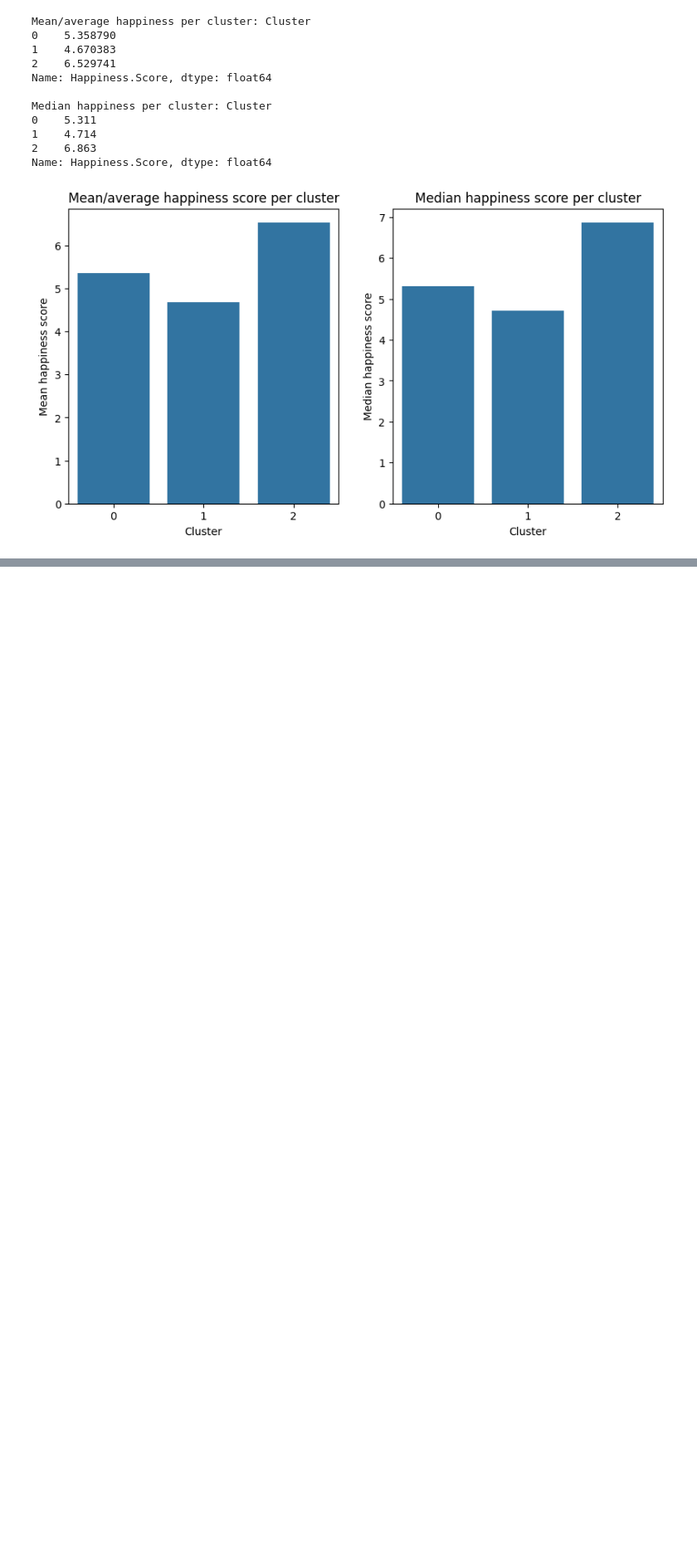
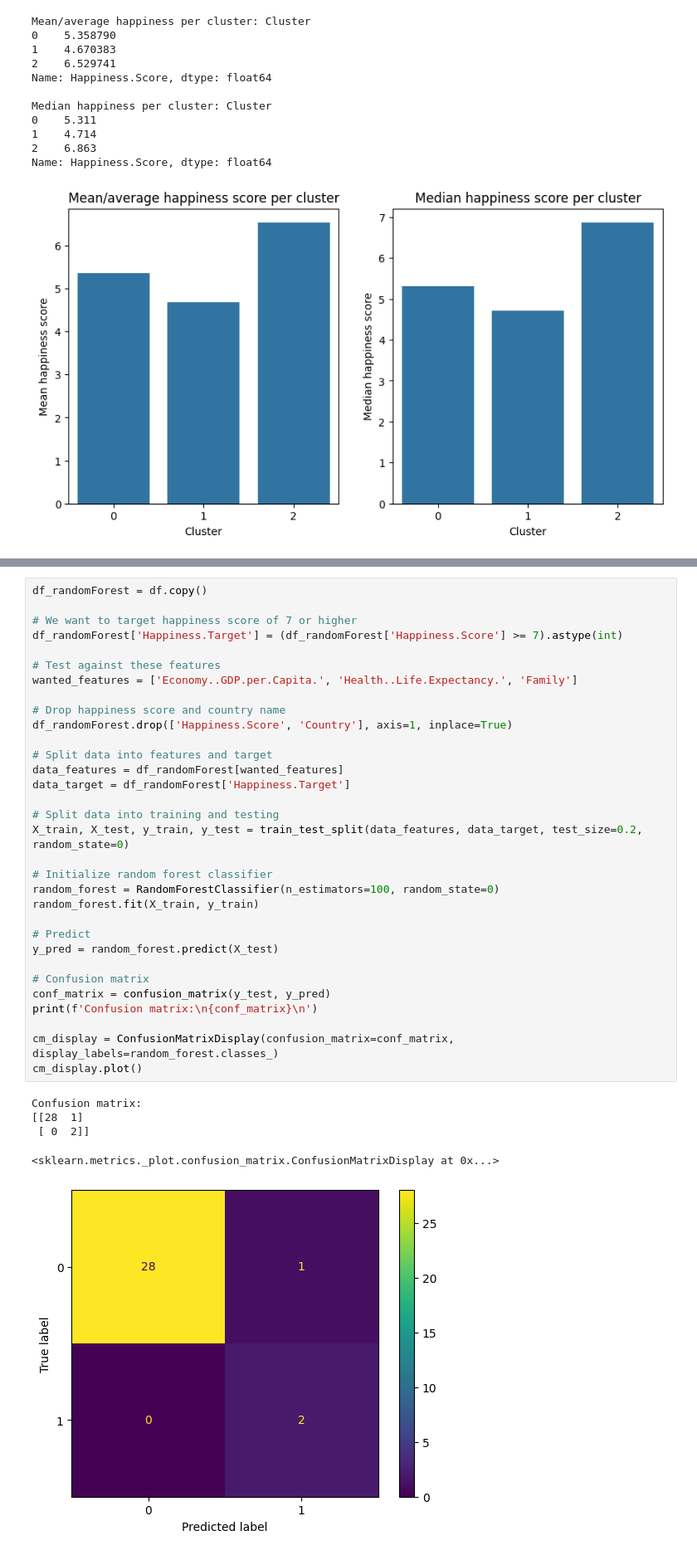
Before and after one commit to Vovegog/IBE400---Group-Project, a Jupyter notebook: groupProject.ipynb, the cells around one changed output, grey strips where cells are left out. Shown at 83% size. Cells and saved outputs as stored; diff of their text form; blank space fills up the shorter version.

Commit message:
Added random forest model to the group project

```diff
--- a/groupProject.ipynb
+++ b/groupProject.ipynb
@@ -225,0 +243,38 @@ Name: Happiness.Score, dtype: float64
+# %%
+df_randomForest = df.copy()
+
+# We want to target happiness score of 7 or higher
+df_randomForest['Happiness.Target'] = (df_randomForest['Happiness.Score'] >= 7).astype(int)
+
+# Test against these features
+wanted_features = ['Economy..GDP.per.Capita.', 'Health..Life.Expectancy.', 'Family']
+
+# Drop happiness score and country name
+df_randomForest.drop(['Happiness.Score', 'Country'], axis=1, inplace=True)
+
+# Split data into features and target
+data_features = df_randomForest[wanted_features]
+data_target = df_randomForest['Happiness.Target']
+
+# Split data into training and testing
+X_train, X_test, y_train, y_test = train_test_split(data_features, data_target, test_size=0.2, random_state=0)
+
+# Initialize random forest classifier
+random_forest = RandomForestClassifier(n_estimators=100, random_state=0)
+random_forest.fit(X_train, y_train)
+
+# Predict
+y_pred = random_forest.predict(X_test)
+
+# Confusion matrix
+conf_matrix = confusion_matrix(y_test, y_pred)
+print(f'Confusion matrix:\n{conf_matrix}\n')
+
+cm_display = ConfusionMatrixDisplay(confusion_matrix=conf_matrix, display_labels=random_forest.classes_)
+cm_display.plot()
+# %% [output]
+Confusion matrix:
+[[28  1]
+ [ 0  2]]
+<sklearn.metrics._plot.confusion_matrix.ConfusionMatrixDisplay at 0x...>
+[figure, added]
```
Also changed, not shown: parts of 4 cells of this notebook.
